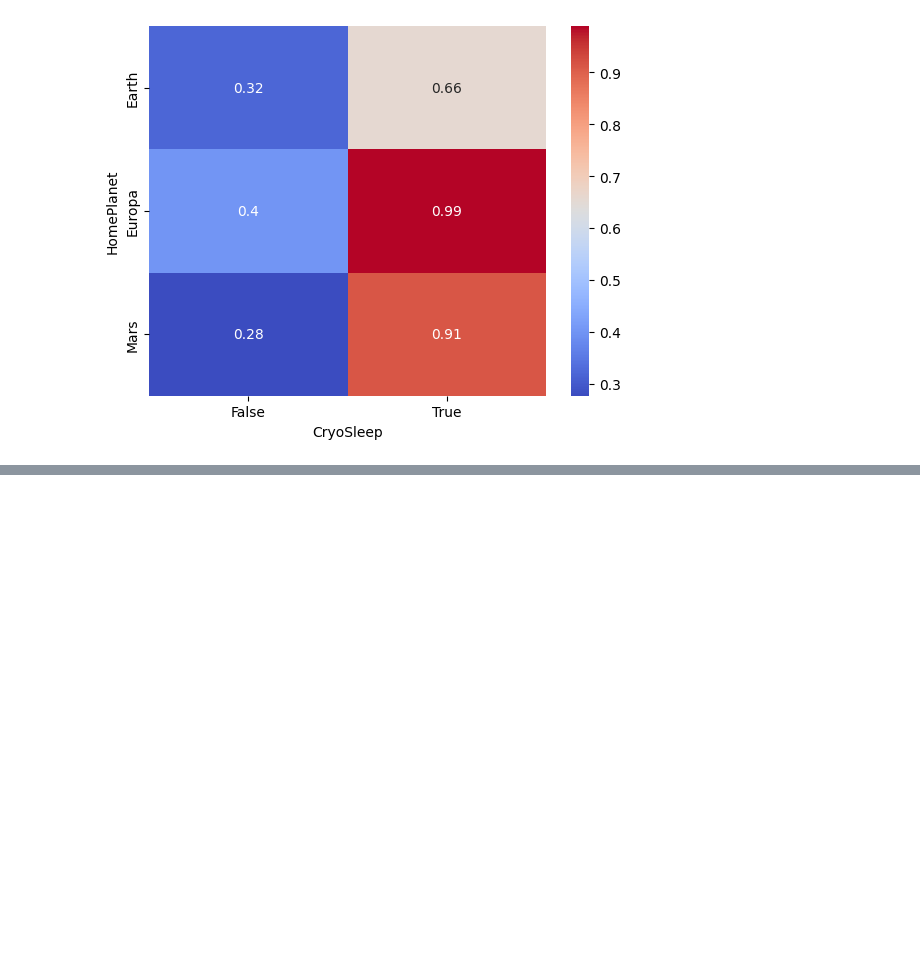
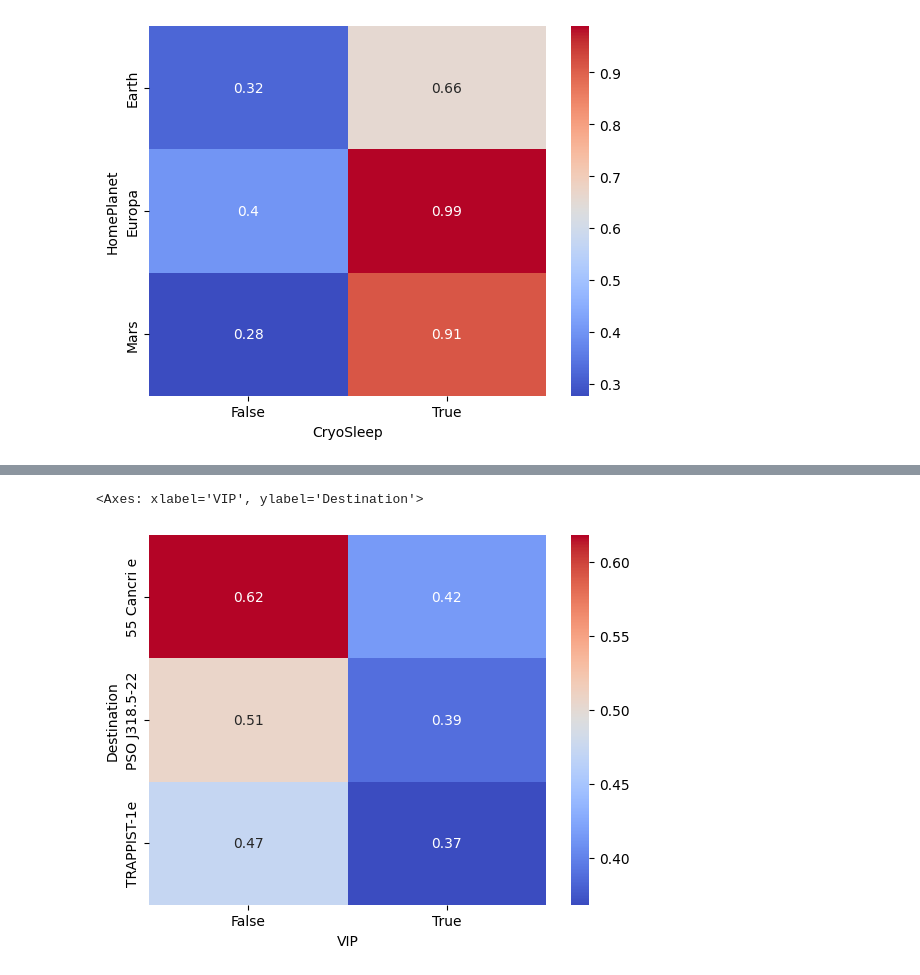
Before and after one commit to burakltnds/Kaggle_Notebook, a Jupyter notebook: spaceship_titanic.ipynb, the cells around one changed output, grey strips where cells are left out. Drawn from its saved outputs; the diff is of its cells as text; code cells hidden in the pictures; blank space fills up the shorter version.

```diff
--- a/spaceship_titanic.ipynb
+++ b/spaceship_titanic.ipynb
@@ -94,3 +94,9 @@ sns.heatmap (pivot , annot = True , cmap = "coolwarm")
 # %% [output]
 <Axes: xlabel='CryoSleep', ylabel='HomePlanet'>
 [figure]
+# %%
+#passengerId 3 özniteliğe bölünüyo
+#cabin 3 özniteliğe bölünüyo
+#toplam harcama eklencek
+train_df.drop("Name" , inplace = True  ,axis = 1)
+train_df.head()
@@ -96,0 +110,6 @@ sns.heatmap (pivot , annot = True , cmap = "coolwarm")
+# %%
+pivot2 = train_df.pivot_table(index = "Destination" , columns = "VIP" , values = "Transported" , aggfunc  = "mean")
+sns.heatmap(pivot2 , annot = True , cmap = "coolwarm")
+# %% [output]
+<Axes: xlabel='VIP', ylabel='Destination'>
+[figure, added]
```
Also changed, not shown: parts of 6 cells of this notebook.
